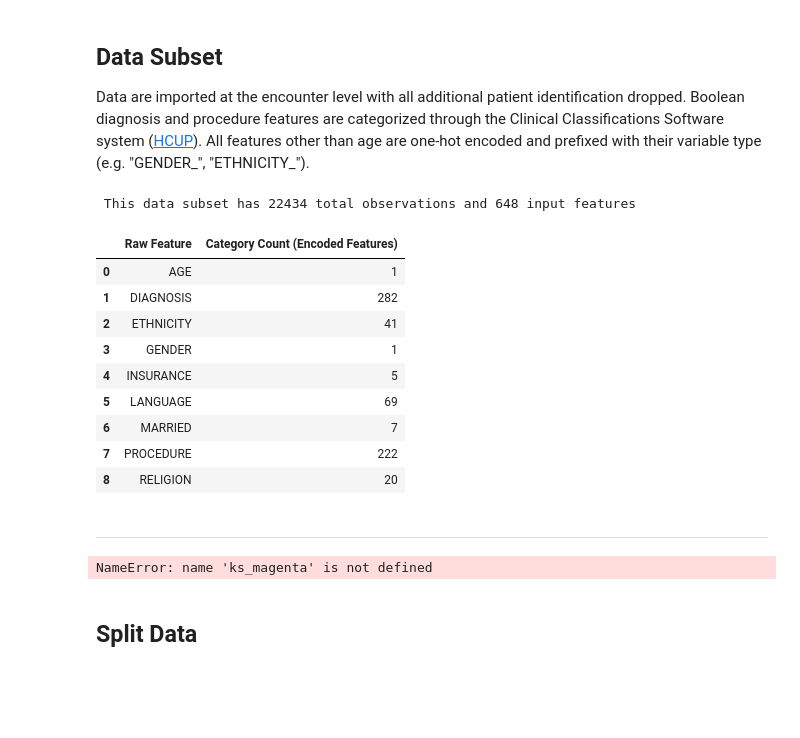
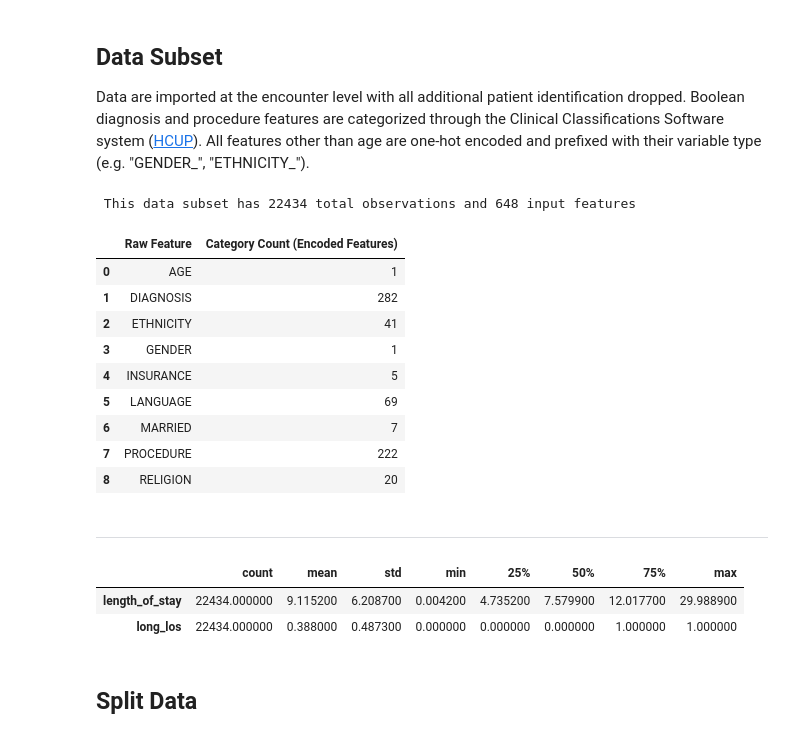
Before and after one commit to KenSciResearch/fairMLHealth, a Jupyter notebook: tutorials_and_examples/Example-Template-BinaryClassificationAssessment.ipynb, the cells around one changed output. Saved outputs shown, nothing was run; the diff lists cells and outputs as text; code cells hidden in the pictures; blank space fills up the shorter version.

```diff
--- a/tutorials_and_examples/Example-Template-BinaryClassificationAssessment.ipynb
+++ b/tutorials_and_examples/Example-Template-BinaryClassificationAssessment.ipynb
@@ -37,36 +47,38 @@ path_to_mimic_data_folder = "~/data/MIMIC"
 # %%
 # Load data and subset to ages 65+
 df = helpers.load_mimic3_example(path_to_mimic_data_folder)
 df = df.loc[df['AGE'].ge(65), :]
-df.drop('GENDER_F', axis = 1, inplace = True) # Redundant with GENDER_M
+df.drop('GENDER_F', axis=1, inplace=True) # Redundant with GENDER_M
 
 # Show variable count
 helpers.print_feature_table(df)
 display(Markdown('---'))
 
 # Generate a binary target flagging whether an observation's length_of_stay value is above or below the mean.
 mean_val = df['length_of_stay'].mean()
 df['long_los'] = df['length_of_stay'].apply(lambda x: 1 if x > mean_val else 0)
 los_tbl = df[['length_of_stay', 'long_los']].describe().transpose().round(4)
 tbl_style = los_tbl.style.applymap(helpers.highlight_col,
                                     subset=pd.IndexSlice[:, 'mean'],
-                                    color=ks_magenta
+                                    color=ks_magenta_lt
                                   )
 display(tbl_style)
 # %% [output]
  This data subset has 22434 total observations and 648 input features
 |  | Raw Feature | Category Count (Encoded Features) |
 | 0 | AGE | 1 |
 | 1 | DIAGNOSIS | 282 |
 | 2 | ETHNICITY | 41 |
 | 3 | GENDER | 1 |
 | 4 | INSURANCE | 5 |
 | 5 | LANGUAGE | 69 |
 | 6 | MARRIED | 7 |
 | 7 | PROCEDURE | 222 |
 | 8 | RELIGION | 20 |
 ---
-NameError: name 'ks_magenta' is not defined
+|  | count | mean | std | min | 25% | 50% | 75% | max |
+| length_of_stay | 22434.000000 | 9.115200 | 6.208700 | 0.004200 | 4.735200 | 7.579900 | 12.017700 | 29.988900 |
+| long_los | 22434.000000 | 0.388000 | 0.487300 | 0.000000 | 0.000000 | 0.000000 | 1.000000 | 1.000000 |
 # %% [markdown]
 ## Split Data
 # %%
```
Also changed, not shown: parts of 11 cells of this notebook, 1 other file.
